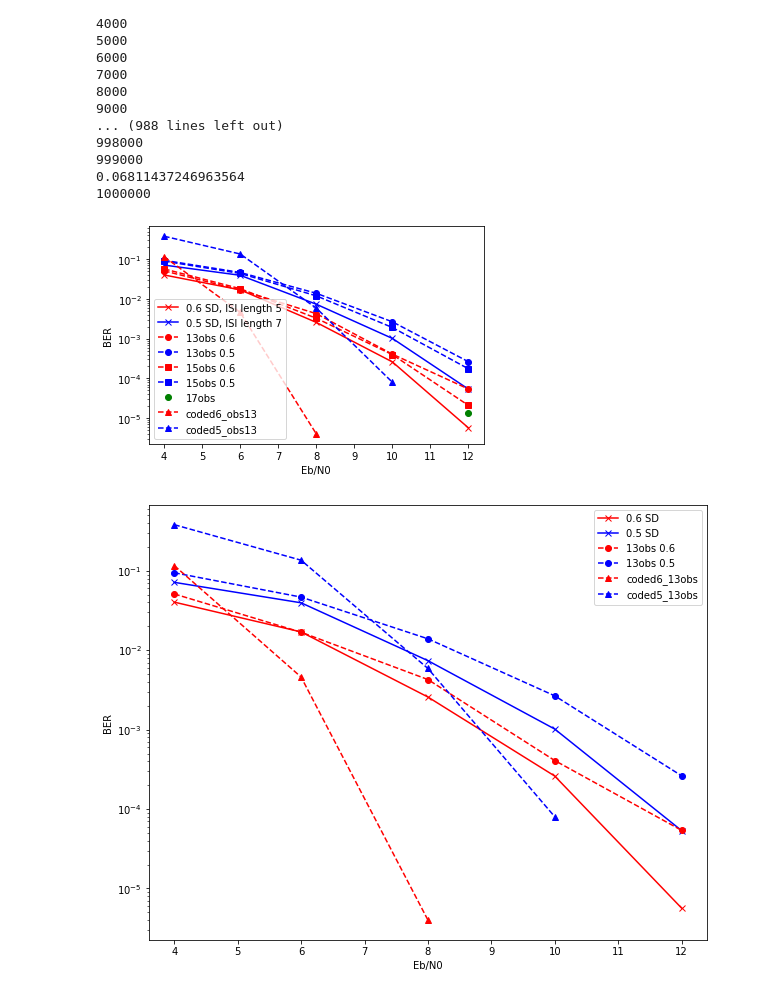
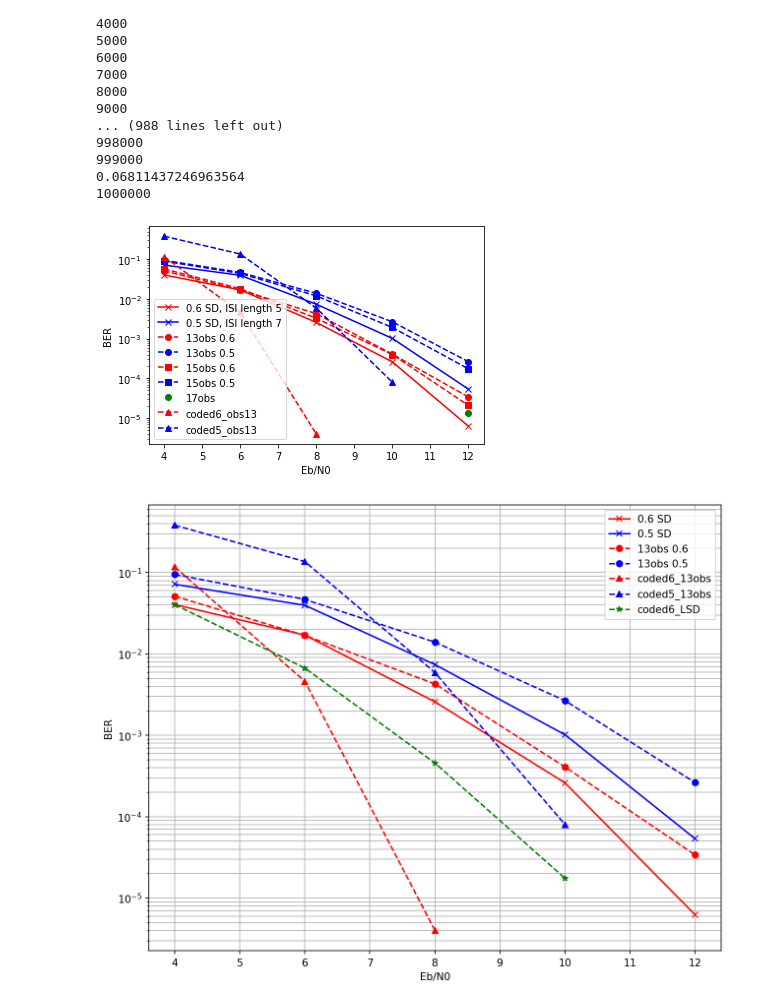
Before and after one commit to SINAABBASI/FTN2, a Jupyter notebook: nnLLR.ipynb, the cells around one changed output. Saved outputs shown, nothing was run; the diff lists cells and outputs as text; code cells hidden in the pictures.

```diff
--- a/nnLLR.ipynb
+++ b/nnLLR.ipynb
@@ -244,13 +244,13 @@ import matplotlib.pyplot as plt
 
 rng = range(4,13,2)
 
-uncoded6_SD = [0.0404, 0.017024793388429754, 0.002578268876611418, 0.00026040995230114736, 5.66213743e-06]
+uncoded6_SD = [0.0404, 0.017024793388429754, 0.002578268876611418, 0.00026040995230114736,6.23058782e-06]
 uncoded5_SD = [0.07172414, 0.03961905, 0.00739927, 0.00101771, 5.36256457e-05]
 
 
 
 # 13 obs
-obs13_6=[0.051219512195121955,0.016880081300813005,0.004278455284552845,0.0004085365853658537,5.397148676171079e-05]
+obs13_6=[0.051219512195121955,0.016880081300813005,0.004278455284552845,0.0004085365853658537,3.397148676171079e-05]
 obs13_5=[0.09470468431771893,0.04675152749490835,0.013951120162932791,0.0026680244399185336,0.00026272912423625254]
 
 # 15 obs
@@ -258,7 +258,7 @@ obs15_6=[0.057433808553971476,0.018228105906313647,0.0032790224032586564,0.00039
 obs15_5=[0.09010204081632653,0.04408163265306122,0.012030612244897957,0.0019183673469387757,0.00017448979591836735]
 
 
-
+coded6_LSD = [0.0403,0.0067,4.5627e-04,1.7501e-05]
 coded6_obs13 = [0.1166, 0.0046, 4.0003e-06]
 coded5_obs13 = [0.3818, 0.1363, 0.0059, 8.0054e-05]
 plt.yscale("log")
@@ -280,21 +280,24 @@ plt.legend(['0.6 SD, ISI length 5','0.5 SD, ISI length 7',
             '15obs 0.6','15obs 0.5','17obs','coded6_obs13','coded5_obs13'])
 plt.show()
 # %% [output]
-[figure, old version]
+[figure, new version]
 # %%
 
-plt.figure(figsize=(10,8))
+plt.figure(figsize=(10,8),dpi=150)
 plt.plot(rng,uncoded6_SD,'rx-')
 plt.plot(rng,uncoded5_SD,'bx-')
 plt.plot(rng,obs13_6,'ro--')
 plt.plot(rng,obs13_5,'bo--')
 plt.plot([4,6,8], coded6_obs13, 'r^--')
 plt.plot([4,6,8,10], coded5_obs13, 'b^--')
+plt.plot([4,6,8,10], coded6_LSD, 'g*--')
+
+plt.grid(True, which="both", ls="-")
 plt.yscale("log")
 plt.xlabel("Eb/N0")
 plt.ylabel("BER")
 plt.legend(['0.6 SD','0.5 SD',
-            '13obs 0.6','13obs 0.5','coded6_13obs','coded5_13obs'])
+            '13obs 0.6','13obs 0.5','coded6_13obs','coded5_13obs','coded6_LSD'])
 plt.show()
 # %% [output]
-[figure, old version]
+[figure, new version]
```
